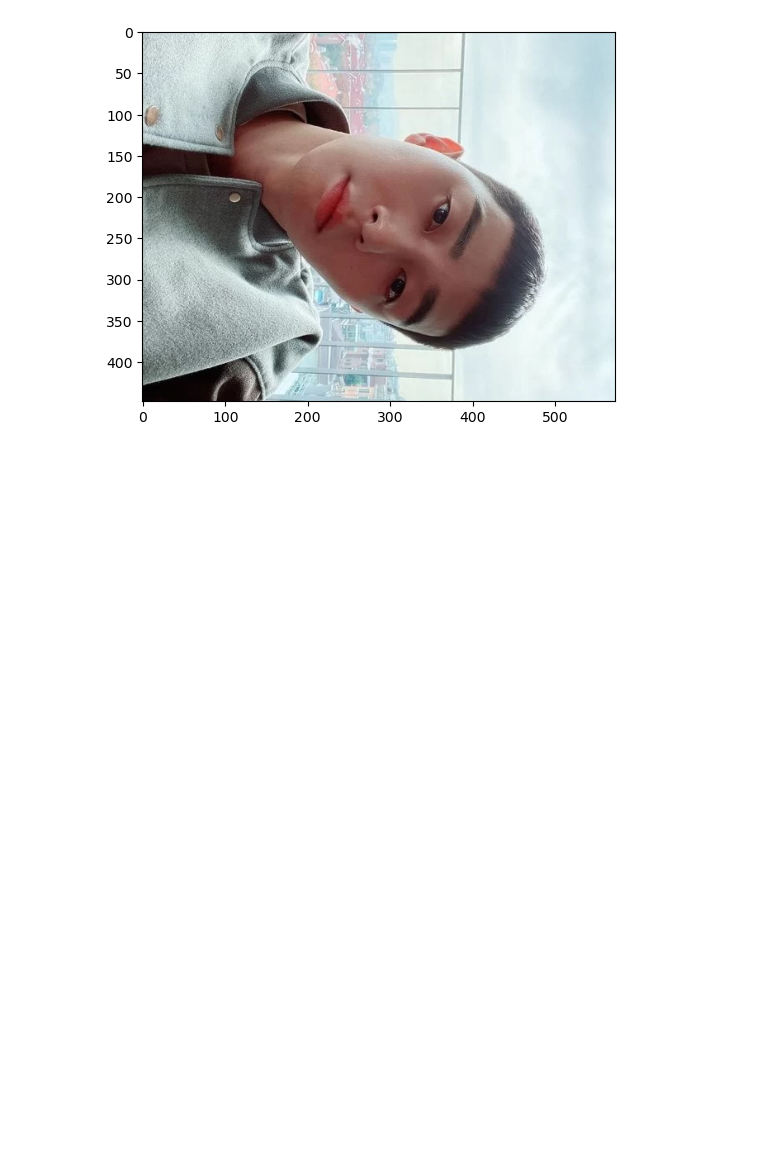
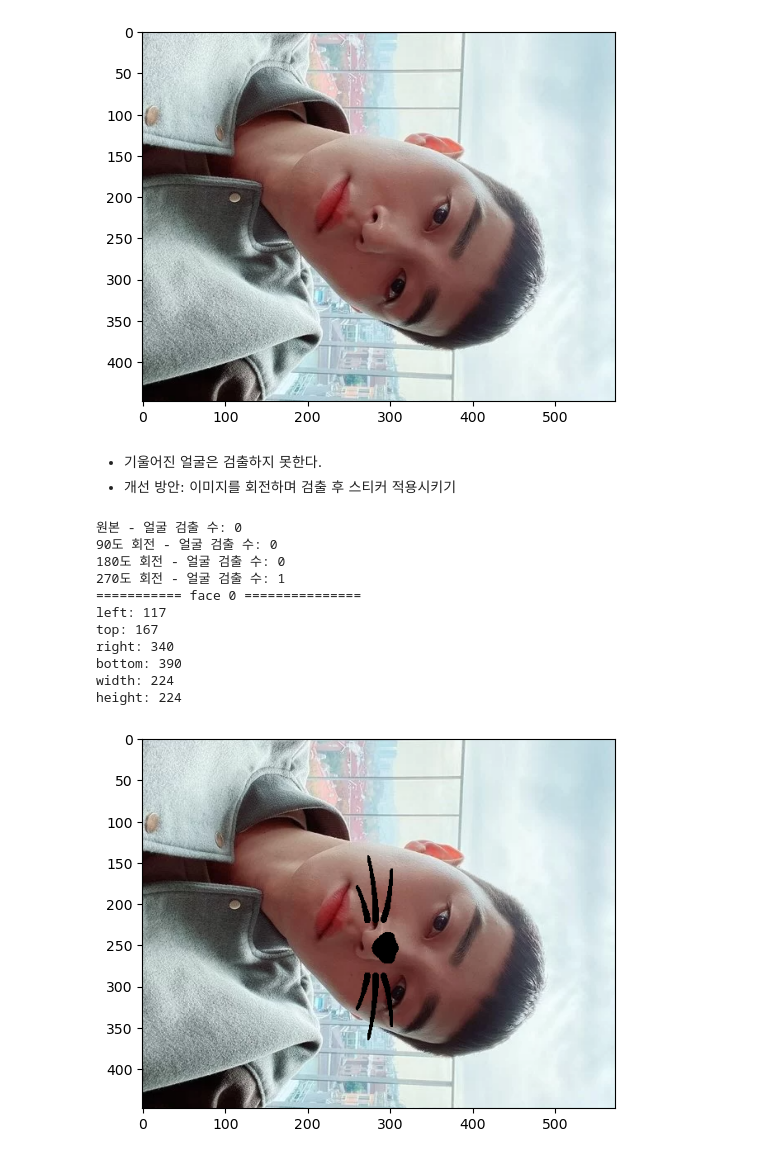
Before and after one commit to yoonseok-eo/AIFFEL, a Jupyter notebook: Ex06_QEUST/ex06_project.ipynb, the cells around one changed output. Saved outputs shown, nothing was run; the diff lists cells and outputs as text; code cells hidden in the pictures; blank space fills up the shorter version.

```diff
--- a/Ex06_QEUST/ex06_project.ipynb
+++ b/Ex06_QEUST/ex06_project.ipynb
@@ -65,13 +65,13 @@ landmark_predictor = dlib.shape_predictor('./models/shape_predictor_68_face_land
 ####################################################################################
 # 얼굴 정보 반환 함수
 '''
-    show_landmark=True 호출 시 landmark 검출 이미지 출력
+    show_landmark=True 호출 : landmark 검출 이미지 출력
 '''
 ####################################################################################
 # 얼굴 bounding box, landmark, 코 위치 이미지 출력 확인
-def get_face_info(img_src, show_landmark=False):
+def get_face_info(img_src, num_pyramid=1, show_landmark=False):
     # detector_hog를 이용해서 얼굴의 bounding box를 추출
-    dlib_rects = detector_hog(img_src, 1)   # (image, num of image pyramid)
+    dlib_rects = detector_hog(img_src, num_pyramid)   # (image, num of image pyramid)
     '''
     detector_hog 두 번째 파라미터 : 이미지 피라미드의 수
         이미지 피라미드 : 이미지를 upsampling 방법을 통해 크기를 키우는 것
@@ -129,7 +129,6 @@ def get_face_info(img_src, show_landmark=False):
         print('=========== face {} ==============='.format(i))
         # 얼굴 정보 검출 및 출력용 이미지에 표기
         temp = _get_one_info(img_landmark, dlib_rects[i])
-        print(temp)
         # 얼굴 정보 저장
         result.append(temp)
     if show_landmark:
@@ -141,7 +140,7 @@ def get_face_info(img_src, show_landmark=False):
 ####################################################################################
 
 # 이미지로부터 얼굴들의 정보 검출
-info = get_face_info(img_bgr, True)
+info = get_face_info(img_bgr, show_landmark=True)
 # %% [output]
 얼굴 검출 수: 1
 =========== face 0 ===============
@@ -160,10 +158,10 @@ height: 187
 # 스티커 합성 함수
 '''원본 이미지 얼굴의 코 위치에 스티커 이미지 합성'''
 ####################################################################################
-def put_sticker_on_face(img, stiker):
+def put_sticker_on_face(img, stiker, num_pyramid=1, show_landmark=False):
     return_img = img.copy()
     # 얼굴 정보 추출
-    info_list = get_face_info(return_img)
+    info_list = get_face_info(return_img, num_pyramid, show_landmark)
     # 얼굴에 스티커 적용
     for info in info_list:
         # 얼굴 정보
@@ -246,3 +241,35 @@ plt.show()
 # %% [output]
 얼굴 검출 수: 0
 [figure]
+# %% [markdown]
+- 기울어진 얼굴은 검출하지 못한다.
+- 개선 방안: 이미지를 회전하며 검출 후 스티커 적용시키기
+# %%
+def put_sticker_on_face_all(img, sticker):
+    # 원본 검출
+    print('원본 -', end=' ')
+    img_temp = put_sticker_on_face(img, sticker)
+    # 90도씩 3번 회전하며 검출
+    for i in range(1,4):
+        deg = i * 90
+        print('{}도 회전 -'.format(deg), end=' ')
+        img_temp = cv2.rotate(img_temp, cv2.ROTATE_90_CLOCKWISE) # 시계방향으로 90도 회전
+        img_temp = put_sticker_on_face(img_temp, sticker)
+    return cv2.rotate(img_temp, cv2.ROTATE_90_CLOCKWISE)
+
+img_result = put_sticker_on_face_all(img_face02, img_sticker)
+plt.imshow(cv2.cvtColor(img_result, cv2.COLOR_BGR2RGB))
+plt.show()
+# %% [output]
+원본 - 얼굴 검출 수: 0
+90도 회전 - 얼굴 검출 수: 0
+180도 회전 - 얼굴 검출 수: 0
+270도 회전 - 얼굴 검출 수: 1
+=========== face 0 ===============
+left: 117
+top: 167
+right: 340
+bottom: 390
+width: 224
+height: 224
+[figure, added]
```
Also changed, not shown: parts of 11 cells of this notebook.
